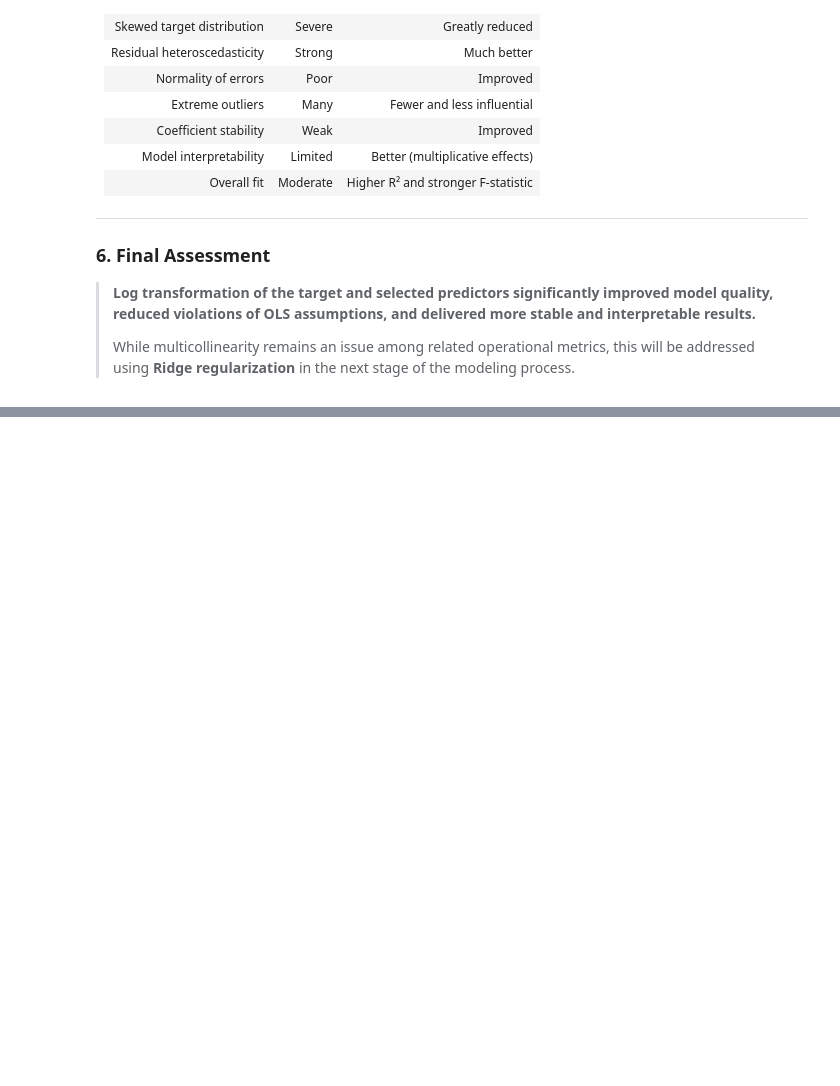
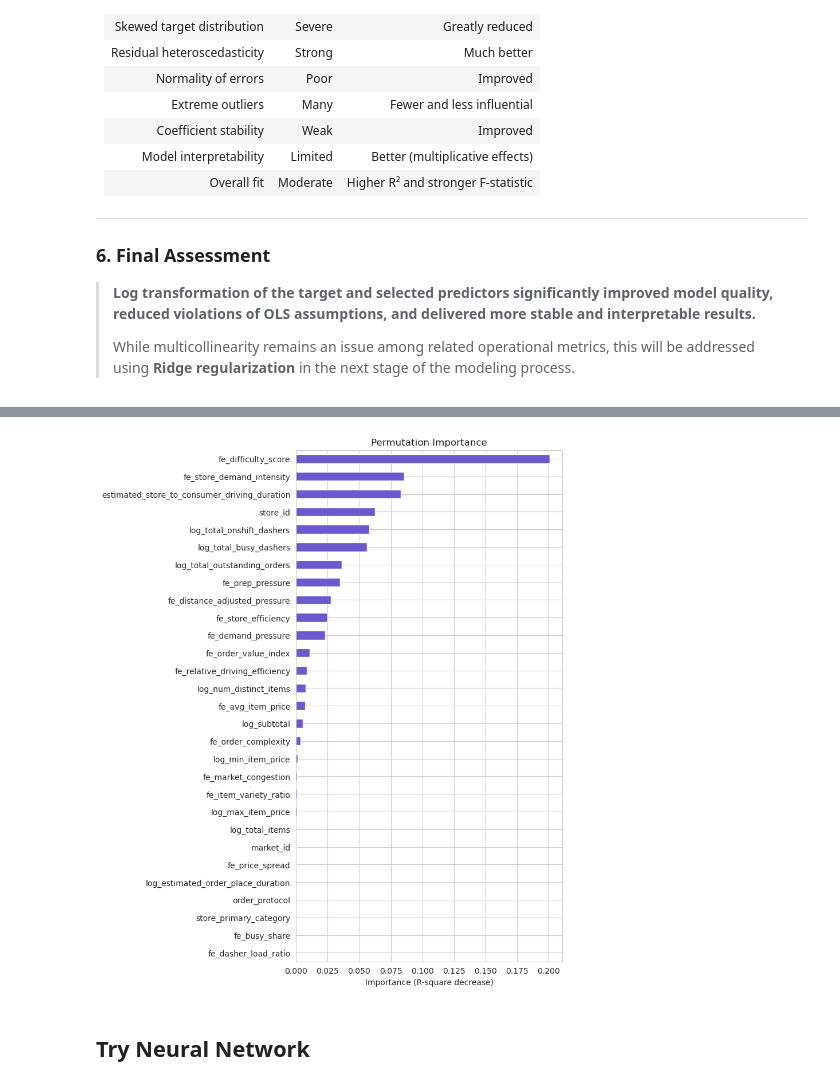
Before and after one commit to rsm-chl307/Delivery-Duration-Prediction, a Jupyter notebook: code/delivery_duration_prediction.ipynb, the cells around one changed output, grey strips where cells are left out. Drawn from its saved outputs; the diff is of its cells as text; code cells hidden in the pictures; blank space fills up the shorter version.

```diff
--- a/code/delivery_duration_prediction.ipynb
+++ b/code/delivery_duration_prediction.ipynb
@@ -806,0 +1073,10 @@ Log transformation substantially improved the statistical validity and stability
+# %%
+evar = df_train_log_fe.drop(columns=['log_target']).columns.tolist()
+
+reg_log_fe = rsm.model.regress(
+    {"data": df_train_log_fe},
+    rvar="log_target",
+    evar=evar
+    )
+
+reg_log_fe.summary(rmse=True, ssq=True)
@@ -806,0 +1101,6 @@ Log transformation substantially improved the statistical validity and stability
+# %%
+reg_log_fe.plot(plots="vimp")
+# %% [output]
+[figure, added]
+# %% [markdown]
+## Try Neural Network
```
Also changed, not shown: parts of 28 cells of this notebook.
